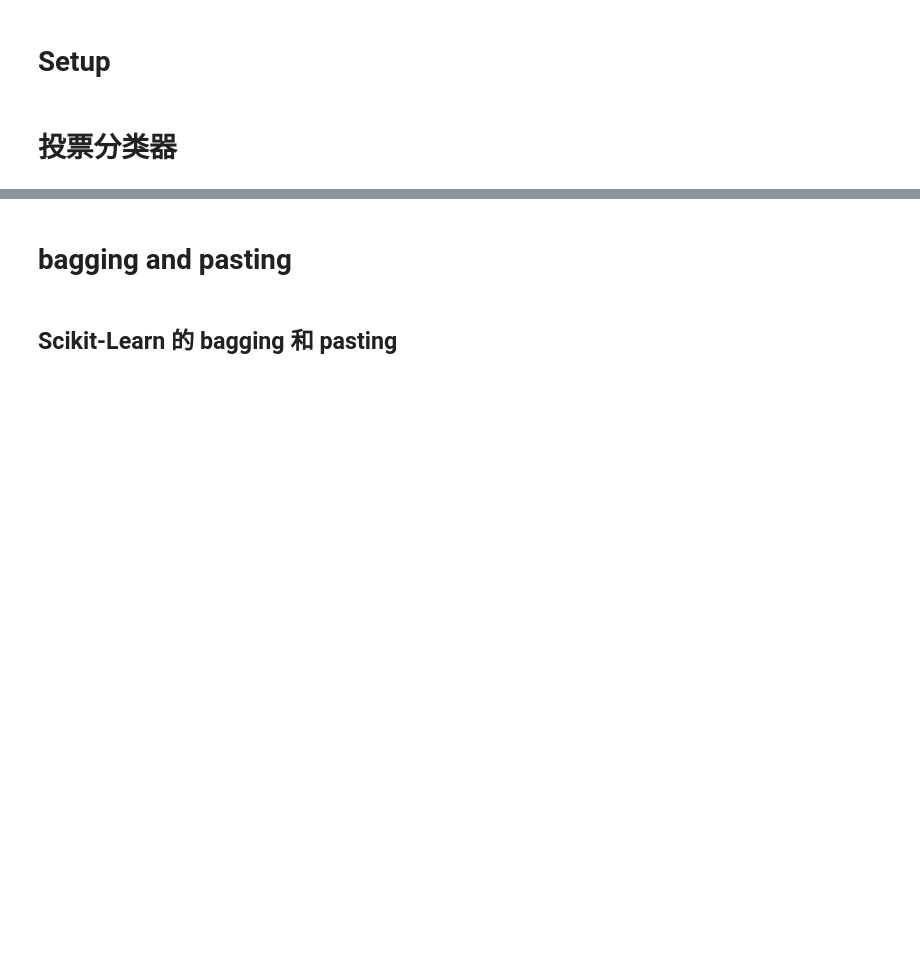
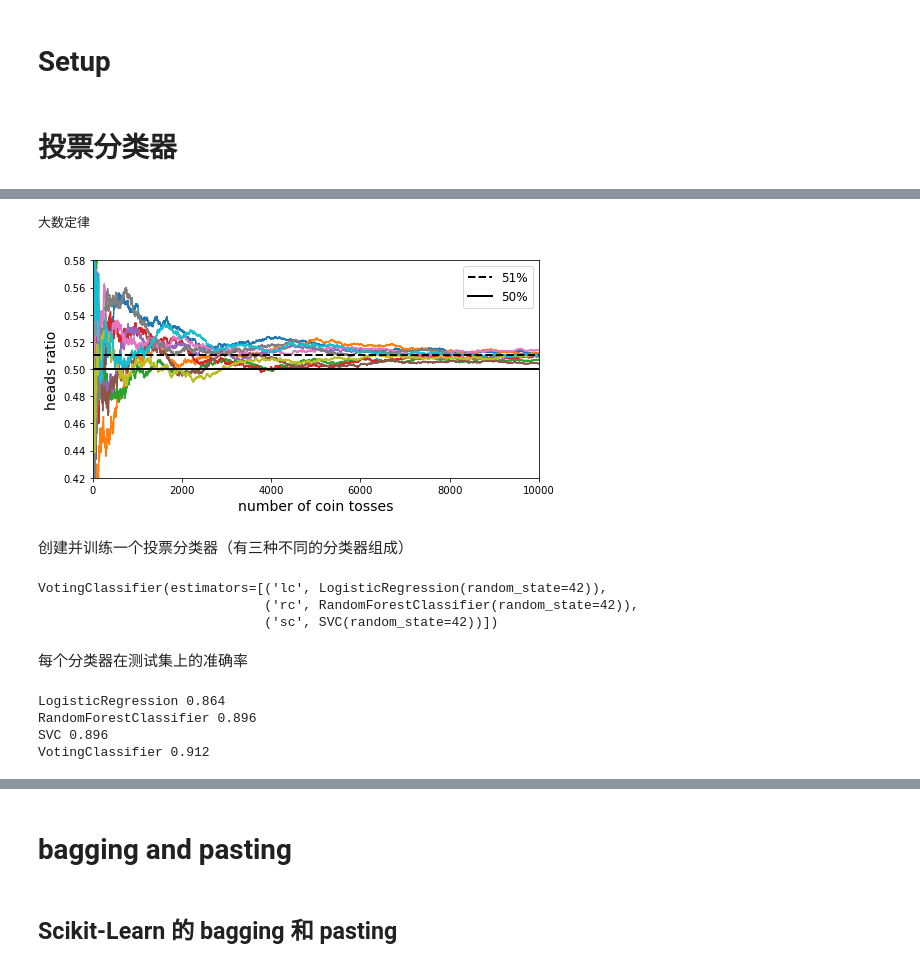
Before and after one commit to haohuan630/hands-on-machine-learning, a Jupyter notebook: 07_ensemble_learning_and_random_forests.ipynb, the cells around one changed output, grey strips where cells are left out. Drawn from its saved outputs; the diff is of its cells as text; code cells hidden in the pictures; blank space fills up the shorter version.

```diff
--- a/07_ensemble_learning_and_random_forests.ipynb
+++ b/07_ensemble_learning_and_random_forests.ipynb
@@ -4,0 +32,26 @@
+# %%
+np.random.seed(42)
+# 头朝上的概率
+heads_praba = 0.51
+n_tosses = 10000
+# 投掷
+coin_tosses = (np.random.rand(n_tosses, 10) < 0.51).astype(np.int32)
+# 统计
+cumulative_heads_ratio = np.cumsum(coin_tosses, axis=0) / np.arange(1, n_tosses + 1).reshape(-1, 1)
+# %%
+plt.figure(figsize=(8, 4))
+plt.plot(cumulative_heads_ratio)
+plt.plot([0, n_tosses], [heads_praba, heads_praba], "k--", linewidth=2, label="51%")
+plt.plot([0, n_tosses], [0.5, 0.5], "k-", linewidth=2, label="50%")
+
+plt.xlabel("number of coin tosses", fontsize=14)
+plt.ylabel("heads ratio", fontsize=14)
+plt.axis([0, n_tosses, 0.42, 0.58])
+plt.legend(loc="upper right", fontsize=12)
+print("大数定律")
+plt.show()
+# %% [output]
+大数定律
+[figure, added]
+# %% [markdown]
+创建并训练一个投票分类器（有三种不同的分类器组成）
@@ -4,0 +64,32 @@
+# %%
+from sklearn.ensemble import RandomForestClassifier, VotingClassifier
+from sklearn.linear_model import LogisticRegression
+from sklearn.svm import SVC
+
+log_clf = LogisticRegression(random_state=42)
+rnd_clf = RandomForestClassifier(random_state=42)
+svm_clf = SVC(random_state=42)
+
+voting_clf = VotingClassifier(estimators=[("lc", log_clf), ("rc", rnd_clf), ("sc", svm_clf)],
+                             voting="hard")
+voting_clf.fit(X_train, y_train)
+# %% [output]
+VotingClassifier(estimators=[('lc', LogisticRegression(random_state=42)),
+                             ('rc', RandomForestClassifier(random_state=42)),
+                             ('sc', SVC(random_state=42))])
+# %% [markdown]
+每个分类器在测试集上的准确率
+# %%
+from sklearn.metrics import accuracy_score
+
+for clf in (log_clf, rnd_clf, svm_clf, voting_clf):
+    clf.fit(X_train, y_train)
+    y_pred = clf.predict(X_test)
+    accuracy_pred = accuracy_score(y_pred, y_test)
+
+    print(clf.__class__.__name__ , accuracy_pred)
+# %% [output]
+LogisticRegression 0.864
+RandomForestClassifier 0.896
+SVC 0.896
+VotingClassifier 0.912
```
Also changed, not shown: parts of 55 cells of this notebook, 1 other file.
